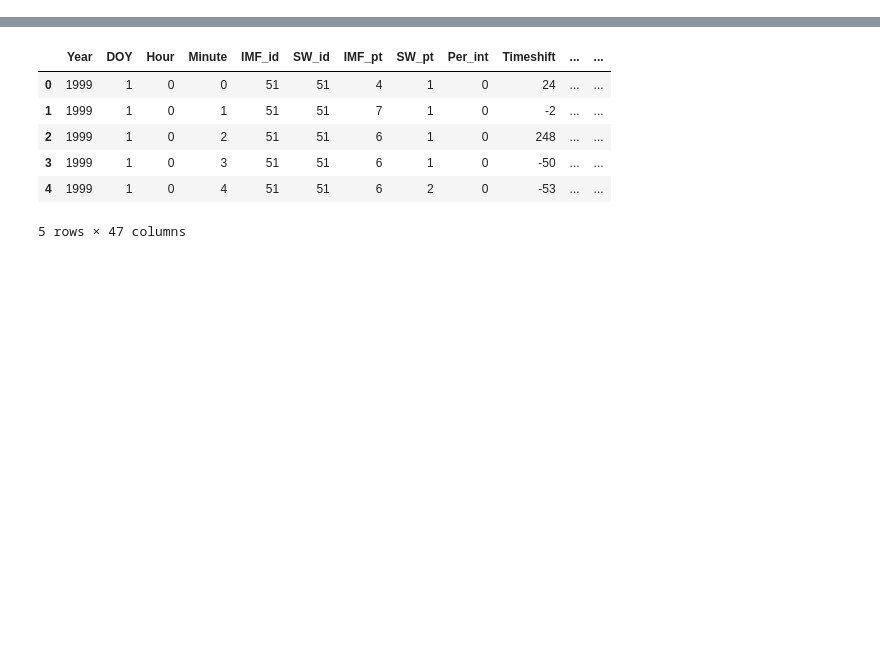
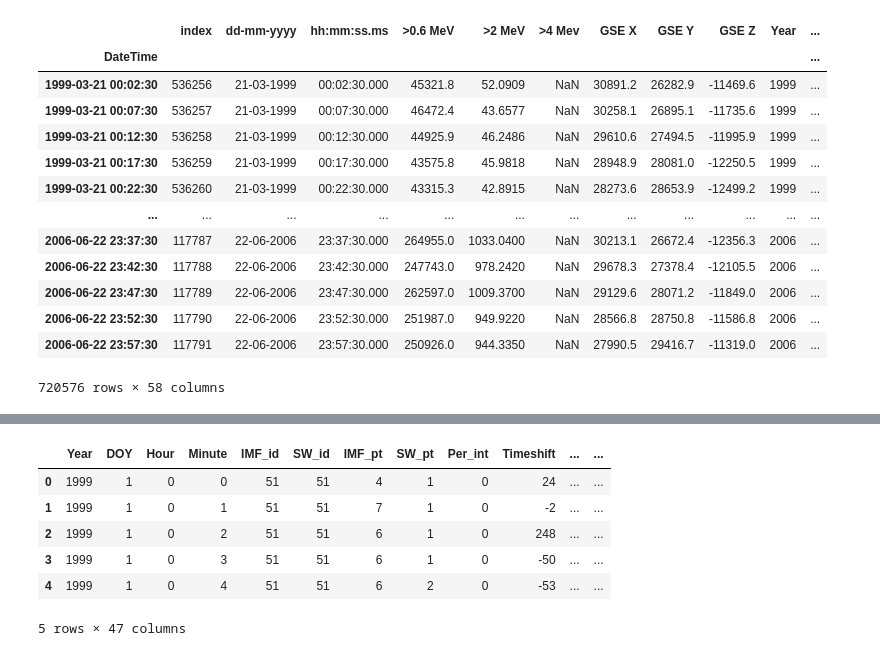
Before and after one commit to kylermurphy/ml_fw, a Jupyter notebook: Notebooks/Profile_cor.ipynb, the cells around one changed output, grey strips where cells are left out. Drawn from its saved outputs; the diff is of its cells as text; code cells hidden in the pictures; blank space fills up the shorter version.

Commit message:
Update Profile_cor.ipynb
new notebook for initially profiling data.

```diff
--- a/Notebooks/Profile_cor.ipynb
+++ b/Notebooks/Profile_cor.ipynb
@@ -53,0 +59,3 @@ gs_dat = gs_dat.sort_values('DateTime').reset_index()
+# %%
+fn = f'D:\\data\\goes_omni_1999_2010.hdf5'
+dat = pd.read_hdf(fn)
@@ -53,0 +77,5 @@ gs_dat = gs_dat.sort_values('DateTime').reset_index()
+# %%
+dat = dat.drop(['dd-mm-yyyy', 'hh:mm:ss.ms', '>0.6 MeV', '>2 MeV', '>4 Mev', 'GSE X',
+       'GSE Y', 'GSE Z'], axis=1)
+# %%
+dat = dat.drop('DateTime',axis=1)
@@ -53,0 +93,20 @@ gs_dat = gs_dat.sort_values('DateTime').reset_index()
+# %%
+tol = pd.Timedelta('30 second')
+database = pd.merge_asof(left=gs_dat.set_index('DateTime'),right=dat.set_index('DateTime_omni'),right_index=True,left_index=True,direction='nearest',tolerance=tol)
+# %%
+database
+# %% [output]
+|  | index | dd-mm-yyyy | hh:mm:ss.ms | >0.6 MeV | >2 MeV | >4 Mev | GSE X | GSE Y | GSE Z | Year | ... |
+| DateTime |  |  |  |  |  |  |  |  |  |  | ... |
+| 1999-03-21 00:02:30 | 536256 | 21-03-1999 | 00:02:30.000 | 45321.8 | 52.0909 | NaN | 30891.2 | 26282.9 | -11469.6 | 1999 | ... |
+| 1999-03-21 00:07:30 | 536257 | 21-03-1999 | 00:07:30.000 | 46472.4 | 43.6577 | NaN | 30258.1 | 26895.1 | -11735.6 | 1999 | ... |
+| 1999-03-21 00:12:30 | 536258 | 21-03-1999 | 00:12:30.000 | 44925.9 | 46.2486 | NaN | 29610.6 | 27494.5 | -11995.9 | 1999 | ... |
+| 1999-03-21 00:17:30 | 536259 | 21-03-1999 | 00:17:30.000 | 43575.8 | 45.9818 | NaN | 28948.9 | 28081.0 | -12250.5 | 1999 | ... |
+| 1999-03-21 00:22:30 | 536260 | 21-03-1999 | 00:22:30.000 | 43315.3 | 42.8915 | NaN | 28273.6 | 28653.9 | -12499.2 | 1999 | ... |
+| ... | ... | ... | ... | ... | ... | ... | ... | ... | ... | ... | ... |
+| 2006-06-22 23:37:30 | 117787 | 22-06-2006 | 23:37:30.000 | 264955.0 | 1033.0400 | NaN | 30213.1 | 26672.4 | -12356.3 | 2006 | ... |
+| 2006-06-22 23:42:30 | 117788 | 22-06-2006 | 23:42:30.000 | 247743.0 | 978.2420 | NaN | 29678.3 | 27378.4 | -12105.5 | 2006 | ... |
+| 2006-06-22 23:47:30 | 117789 | 22-06-2006 | 23:47:30.000 | 262597.0 | 1009.3700 | NaN | 29129.6 | 28071.2 | -11849.0 | 2006 | ... |
+| 2006-06-22 23:52:30 | 117790 | 22-06-2006 | 23:52:30.000 | 251987.0 | 949.9220 | NaN | 28566.8 | 28750.8 | -11586.8 | 2006 | ... |
+| 2006-06-22 23:57:30 | 117791 | 22-06-2006 | 23:57:30.000 | 250926.0 | 944.3350 | NaN | 27990.5 | 29416.7 | -11319.0 | 2006 | ... |
+720576 rows × 58 columns
```
Also changed, not shown: parts of 12 cells of this notebook.
